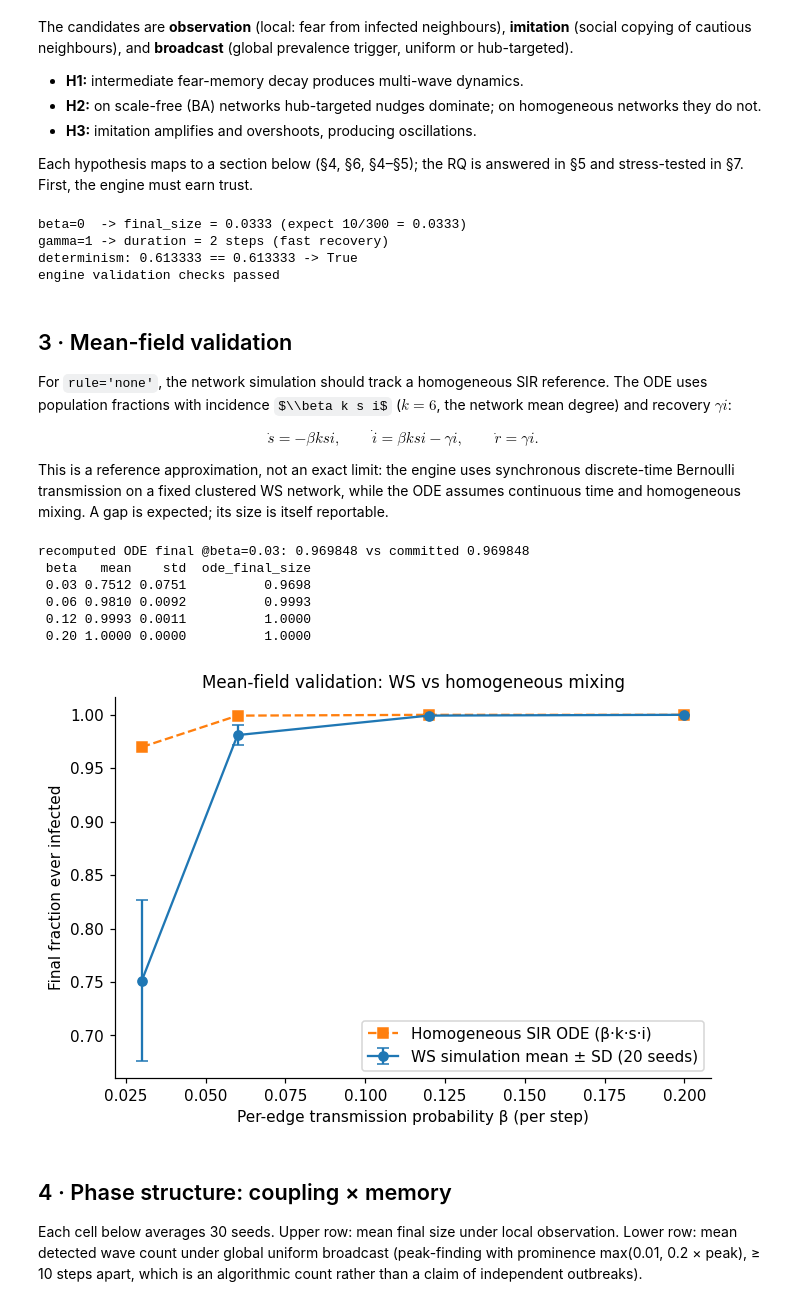
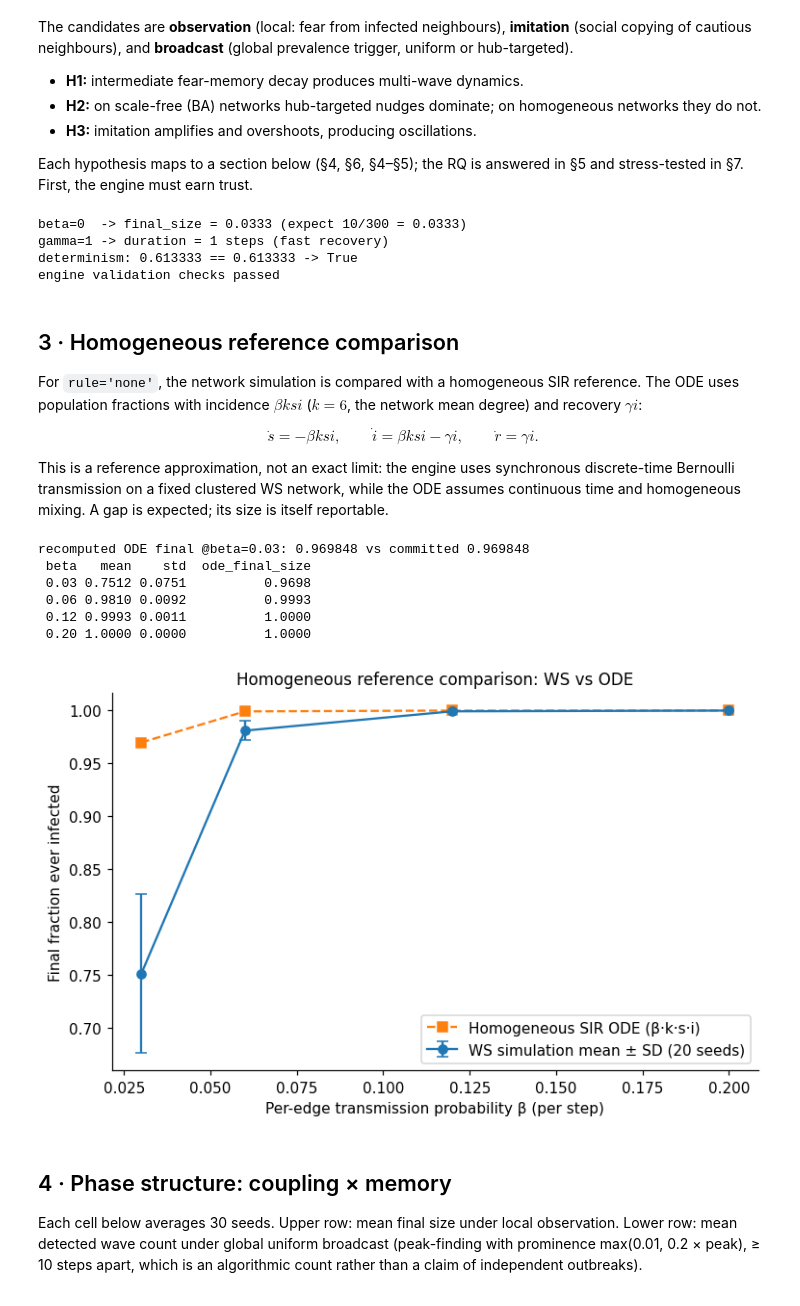
Before and after one commit to idawang142/4403PROJECT, a Jupyter notebook: notebooks/04_analysis.ipynb, the cells around one changed output. Drawn from its saved outputs; the diff is of its cells as text; code cells hidden in the pictures; some formulas as TeX source.

```diff
--- a/notebooks/04_analysis.ipynb
+++ b/notebooks/04_analysis.ipynb
@@ -28,7 +28,10 @@ if not (ROOT / "src").is_dir():
     ROOT = ROOT.parent
 assert (ROOT / "src").is_dir(), "Run this notebook from the repo root or notebooks/."
 sys.path.insert(0, str(ROOT))
-DATA = ROOT / "notebook_output" / "data"
+DATA = ROOT / "data"
+FIGS = ROOT / "report" / "figs"
+FIGS.mkdir(parents=True, exist_ok=True)
+from src.analysis import load_experiments, summarise
 
 import time
 import numpy as np
@@ -58,18 +60,12 @@ notebook fails loudly on corrupted inputs.
 # %%
-files = {"pilot_full": 9090, "zoom_h2": 3600, "beta_sweep": 600,
-         "mean_field_runs": 80}
-frames = {}
-for name, expected in files.items():
-    df = pd.read_csv(DATA / f"{name}.csv")
-    assert len(df) == expected, (name, len(df))
-    assert not df.isna().any().any(), name
-    frames[name] = df
-    print(f"{name}: {len(df)} rows, {len(df.columns)} cols, "
-          f"full-row dupes={df.duplicated().sum()}")
-pilot, zoom, beta_df, mf_runs = (frames[k] for k in files)
+frames = load_experiments(DATA)
+for name, df in frames.items():
+    print(f"{name}: {len(df)} rows; all extinct; longest {df.duration.max()} steps")
+pilot, zoom, beta_df, mf_runs = (frames[k] for k in
+    ["pilot_full", "zoom_h2", "beta_sweep", "mean_field_runs"])
 mf_summary = pd.read_csv(DATA / "mean_field_summary.csv")
-print("\npilot topologies:", sorted(pilot.topology.unique()))
-print("pilot rules:", sorted(pilot.rule.unique()))
-print("seeds by file - pilot:", pilot.seed.nunique(), "| zoom:", zoom.seed.nunique(),
-      "| beta:", beta_df.seed.nunique(), "| mean-field:", mf_runs.seed.nunique())
+study = summarise(frames)
+for name, table in study.items():
+    table.to_csv(DATA / f"{name}_summary.csv", index=False)
+print("Full configurations, unique keys and current model fingerprint verified.")
 # %% [output]
@@ -98,7 +91,7 @@ Each hypothesis maps to a section below (§4, §6, §4–§5); the RQ is answere
 in §5 and stress-tested in §7. First, the engine must earn trust.
 # %%
 r0 = run_coupled(SimParams(topology="ws", n=300, seed=1, beta=0.0, rule="none"))
-r1 = run_coupled(SimParams(topology="ws", n=300, seed=1, gamma=1.0, rule="none"))
+r1 = run_coupled(SimParams(topology="ws", n=300, seed=1, gamma=1.0, beta=0.0, rule="none"))
 a = run_coupled(SimParams(topology="ba", n=300, seed=42, rule="observation"))
 b = run_coupled(SimParams(topology="ba", n=300, seed=42, rule="observation"))
 print(f"beta=0  -> final_size = {r0['final_size']:.4f} (expect 10/300 = 0.0333)")
@@ -106,18 +99,20 @@ print(f"gamma=1 -> duration = {r1['duration']} steps (fast recovery)")
 print(f"determinism: {a['final_size']:.6f} == {b['final_size']:.6f} -> "
       f"{a['final_size'] == b['final_size']}")
 assert abs(r0["final_size"] - 10 / 300) < 1e-9
-assert r1["duration"] <= 5
-assert a["final_size"] == b["final_size"]
+assert r1["duration"] == 1
+assert r1["extinct"]
+assert np.array_equal(a["prev_series"], b["prev_series"])
+assert np.array_equal(a["caut_series"], b["caut_series"])
 print("engine validation checks passed")
 # %% [output]
 beta=0  -> final_size = 0.0333 (expect 10/300 = 0.0333)
-gamma=1 -> duration = 2 steps (fast recovery)
+gamma=1 -> duration = 1 steps (fast recovery)
 determinism: 0.613333 == 0.613333 -> True
 engine validation checks passed
 # %% [markdown]
-## 3 · Mean-field validation
-For `rule='none'`, the network simulation should track a homogeneous SIR
-reference. The ODE uses population fractions with incidence $\\beta k s i$
+## 3 · Homogeneous reference comparison
+For `rule='none'`, the network simulation is compared with a homogeneous SIR
+reference. The ODE uses population fractions with incidence $\beta k s i$
 ($k = 6$, the network mean degree) and recovery $\gamma i$:
 
 $$\dot s = -\beta k s i, \qquad \dot i = \beta k s i - \gamma i,
@@ -138,35 +133,37 @@ def ode_final(beta, K=6, gamma=0.05, N=1000, I0=10):
     sol = solve_ivp(rhs, (0, 5000), [1 - I0 / N, I0 / N, 0.0],
                     rtol=1e-9, atol=1e-11)
     assert sol.success and abs(sol.y[:, -1].sum() - 1) < 1e-7
     return 1 - sol.y[0, -1]
 
 check = ode_final(0.03)
 ref = float(mf_summary.loc[mf_summary.beta == 0.03, "ode_final_size"].iloc[0])
 print(f"recomputed ODE final @beta=0.03: {check:.6f} vs committed {ref:.6f}")
 assert abs(check - ref) < 1e-6
 
 tab = mf_runs.groupby("beta")["final_size"].agg(["mean", "std"]).reset_index()
 tab = tab.merge(mf_summary[["beta", "ode_final_size"]], on="beta")
 assert len(tab) == 4
 print(tab.round(4).to_string(index=False))
 
 fig, ax = plt.subplots(figsize=(7, 4.5))
 ax.errorbar(tab.beta, tab["mean"], yerr=tab["std"], fmt="o-", capsize=4,
             label="WS simulation mean ± SD (20 seeds)")
 ax.plot(tab.beta, tab.ode_final_size, "s--", label="Homogeneous SIR ODE (β·k·s·i)")
 ax.set(xlabel="Per-edge transmission probability β (per step)",
        ylabel="Final fraction ever infected",
-       title="Mean-field validation: WS vs homogeneous mixing")
+       title="Homogeneous reference comparison: WS vs ODE")
 ax.legend()
+fig.tight_layout()
+fig.savefig(FIGS / "mean_field.png", dpi=200)
 plt.show()
 # %% [output]
 recomputed ODE final @beta=0.03: 0.969848 vs committed 0.969848
  beta   mean    std  ode_final_size
  0.03 0.7512 0.0751          0.9698
  0.06 0.9810 0.0092          0.9993
  0.12 0.9993 0.0011          1.0000
  0.20 1.0000 0.0000          1.0000
-[figure, old version]
+[figure, new version]
 # %% [markdown]
 ## 4 · Phase structure: coupling × memory
 Each cell below averages 30 seeds. Upper row: mean final size under local
```
Also changed, not shown: parts of 20 cells of this notebook, 48 other files.
